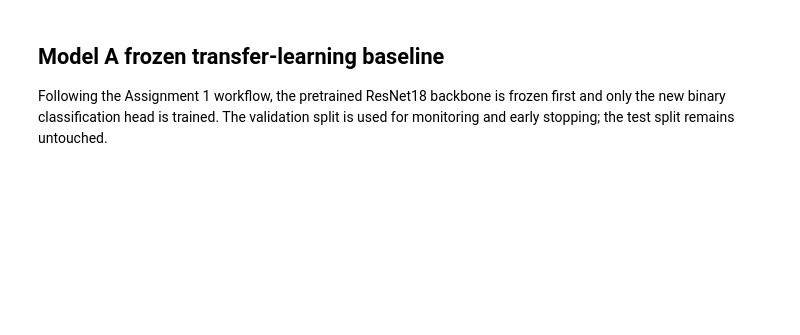
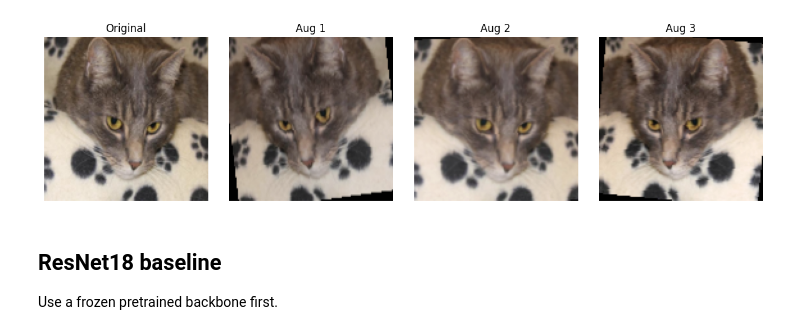
Before and after one commit to shaverm96/DSBA-6165-Sum-2026-Take-Home-Exam, a Jupyter notebook: notebooks/02_model_a_baseline.ipynb, the cells around one changed output. Drawn from its saved outputs; the diff is of its cells as text; code cells hidden in the pictures; blank space fills up the shorter version.

```diff
--- a/notebooks/02_model_a_baseline.ipynb
+++ b/notebooks/02_model_a_baseline.ipynb
@@ -173,4 +201,32 @@ Total parameters: 11,177,025
+# %%
+transform_map = get_classifier_transforms(image_size=IMAGE_SIZE)
+sample_path = batch_paths[0]
+sample_image = Image.open(sample_path).convert('RGB')
+original_image = sample_image.resize((IMAGE_SIZE, IMAGE_SIZE))
+augmented_tensors = [transform_map['train'](sample_image) for _ in range(3)]
+
+mean = torch.tensor(IMAGENET_MEAN).view(3, 1, 1)
+std = torch.tensor(IMAGENET_STD).view(3, 1, 1)
+augmented_images = [
+    torch.clamp(image * std + mean, 0, 1).permute(1, 2, 0)
+    for image in augmented_tensors
+]
+
+fig, axes = plt.subplots(1, 4, figsize=(12, 3))
+axes[0].imshow(original_image)
+axes[0].set_title('Original')
+axes[0].axis('off')
+
+for ax, image, title in zip(axes[1:], augmented_images, ['Aug 1', 'Aug 2', 'Aug 3']):
+    ax.imshow(image)
+    ax.set_title(title)
+    ax.axis('off')
+
+plt.tight_layout()
+plt.show()
+# %% [output]
+[figure, added]
 # %% [markdown]
-## Model A frozen transfer-learning baseline
+## ResNet18 baseline
 
-Following the Assignment 1 workflow, the pretrained ResNet18 backbone is frozen first and only the new binary classification head is trained. The validation split is used for monitoring and early stopping; the test split remains untouched.
+Use a frozen pretrained backbone first.
```
Also changed, not shown: parts of 27 cells of this notebook, 4 other files.
